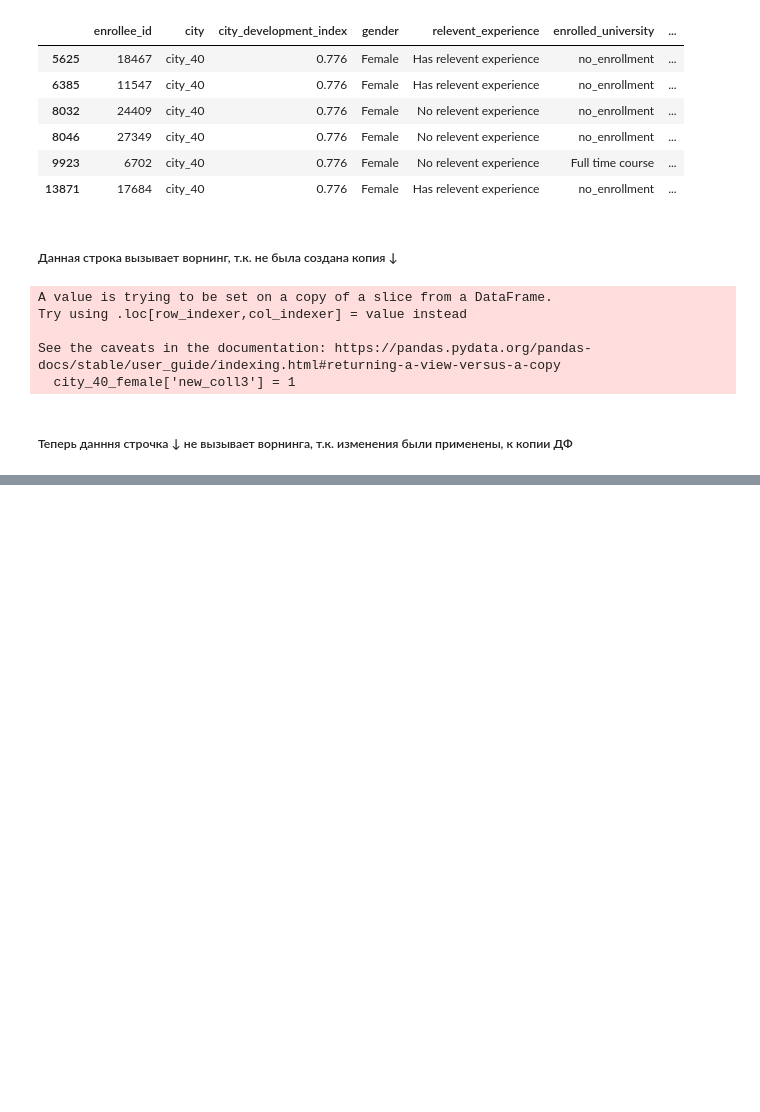
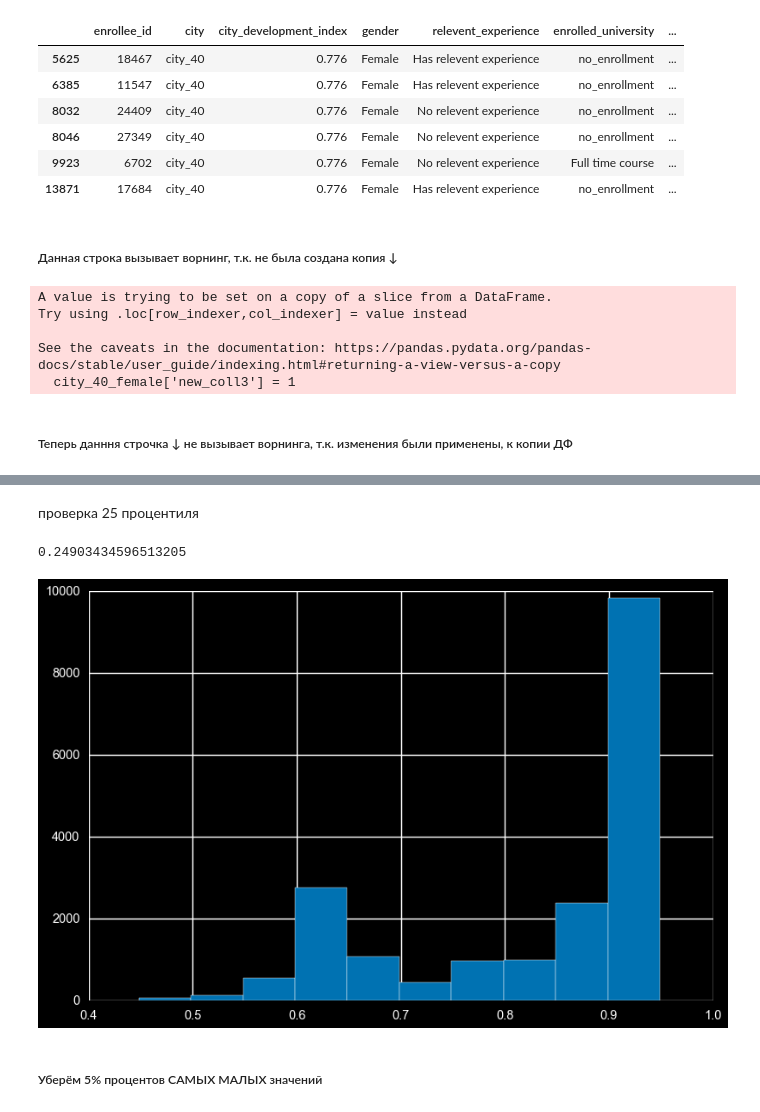
Before and after one commit to Zetis659/Data_Science_GM, a Jupyter notebook: 3.Pandas_check-up/Pandas_check-up.ipynb, the cells around one changed output, grey strips where cells are left out. Cells and saved outputs as stored; diff of their text form; code cells hidden in the pictures; blank space fills up the shorter version.

```diff
--- a/3.Pandas_check-up/Pandas_check-up.ipynb
+++ b/3.Pandas_check-up/Pandas_check-up.ipynb
@@ -265,0 +423,12 @@ city_40_female_1['new_coll4'] = 2
+# %% [markdown]
+проверка 25 процентиля
+# %%
+len(df[df['city_development_index']< q]) / len(df)
+# %% [output]
+0.24903434596513205
+# %%
+df.city_development_index.hist(); # Гистограмма
+# %% [output]
+[figure, added]
+# %% [markdown]
+##### Уберём 5% процентов САМЫХ МАЛЫХ значений
```
Also changed, not shown: parts of 53 cells of this notebook.
